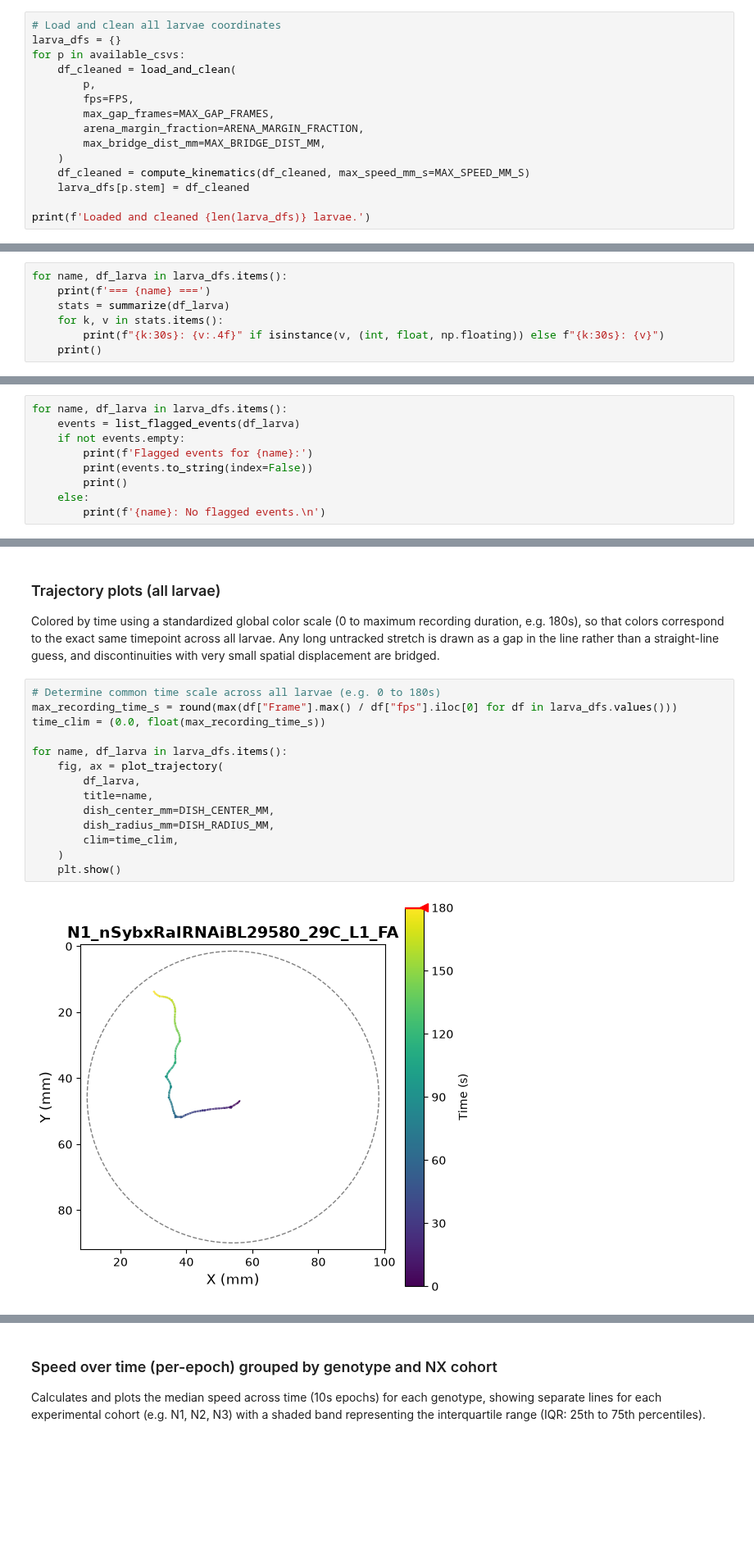
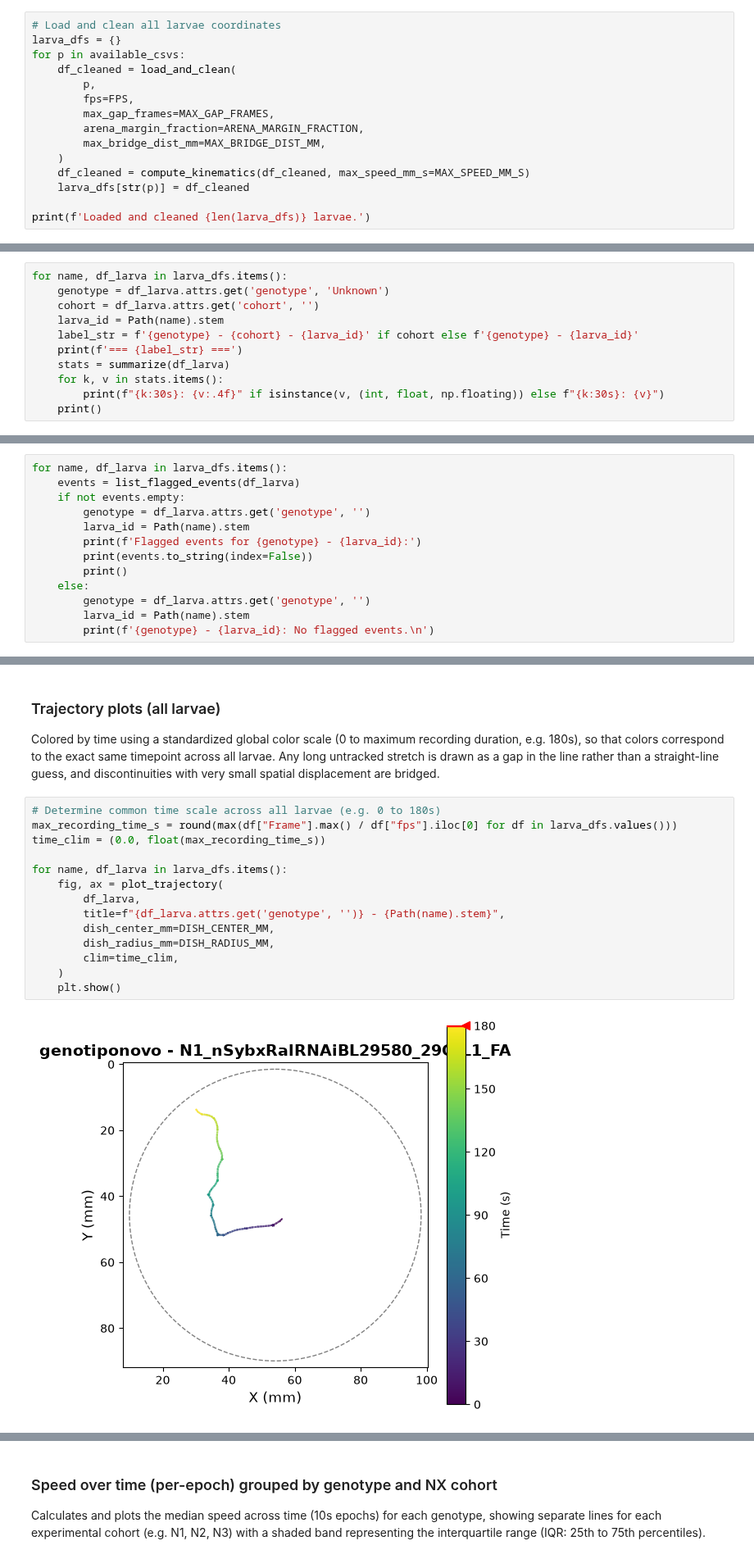
Before and after one commit to TSGouveia/Behavior, a Jupyter notebook: python/larva_crawling_analysis.ipynb, the cells around one changed output, grey strips where cells are left out. Shown at 82% size. Drawn from its saved outputs; the diff is of its cells as text; blank space fills up the shorter version.

Commit message:
Group larvae analysis strictly by genotype and cohort folders, sanitize plot labels and improve figure layout

```diff
--- a/python/larva_crawling_analysis.ipynb
+++ b/python/larva_crawling_analysis.ipynb
@@ -109,7 +109,7 @@ for p in available_csvs:
         max_bridge_dist_mm=MAX_BRIDGE_DIST_MM,
     )
     df_cleaned = compute_kinematics(df_cleaned, max_speed_mm_s=MAX_SPEED_MM_S)
-    larva_dfs[p.stem] = df_cleaned
+    larva_dfs[str(p)] = df_cleaned
 
 print(f'Loaded and cleaned {len(larva_dfs)} larvae.')
 # %% [output]
@@ -123,7 +123,11 @@ teleported across it. `pct_time_untracked` and `longest_untracked_stretch_s` tel
 of this particular video to actually trust.
 # %%
 for name, df_larva in larva_dfs.items():
-    print(f'=== {name} ===')
+    genotype = df_larva.attrs.get('genotype', 'Unknown')
+    cohort = df_larva.attrs.get('cohort', '')
+    larva_id = Path(name).stem
+    label_str = f'{genotype} - {cohort} - {larva_id}' if cohort else f'{genotype} - {larva_id}'
+    print(f'=== {label_str} ===')
     stats = summarize(df_larva)
     for k, v in stats.items():
         print(f"{k:30s}: {v:.4f}" if isinstance(v, (int, float, np.floating)) else f"{k:30s}: {v}")
@@ -156,9 +160,13 @@ videos should show zero or a couple of short entries here.
 for name, df_larva in larva_dfs.items():
     events = list_flagged_events(df_larva)
     if not events.empty:
-        print(f'Flagged events for {name}:')
+        genotype = df_larva.attrs.get('genotype', '')
+        larva_id = Path(name).stem
+        print(f'Flagged events for {genotype} - {larva_id}:')
         print(events.to_string(index=False))
         print()
     else:
-        print(f'{name}: No flagged events.\n')
+        genotype = df_larva.attrs.get('genotype', '')
+        larva_id = Path(name).stem
+        print(f'{genotype} - {larva_id}: No flagged events.\n')
 # %% [output]
@@ -189,16 +197,16 @@ and discontinuities with very small spatial displacement are bridged.
 # %%
 # Determine common time scale across all larvae (e.g. 0 to 180s)
 max_recording_time_s = round(max(df["Frame"].max() / df["fps"].iloc[0] for df in larva_dfs.values()))
 time_clim = (0.0, float(max_recording_time_s))
 
 for name, df_larva in larva_dfs.items():
     fig, ax = plot_trajectory(
         df_larva,
-        title=name,
+        title=f"{df_larva.attrs.get('genotype', '')} - {Path(name).stem}",
         dish_center_mm=DISH_CENTER_MM,
         dish_radius_mm=DISH_RADIUS_MM,
         clim=time_clim,
     )
     plt.show()
 # %% [output]
-[figure, old version]
+[figure, new version]
```
Also changed, not shown: parts of 11 cells of this notebook, 22 other files.
